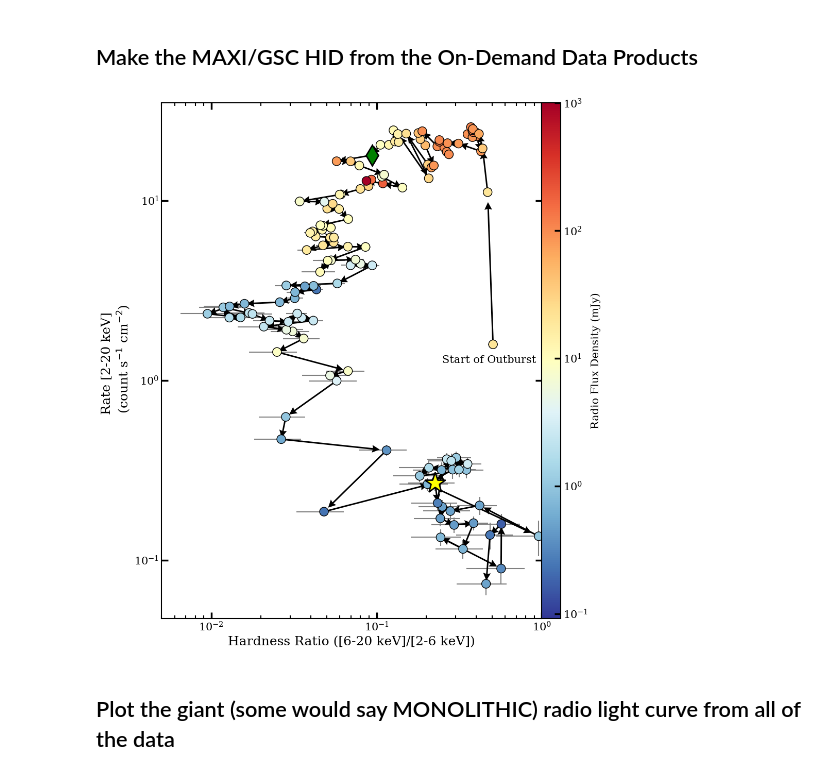
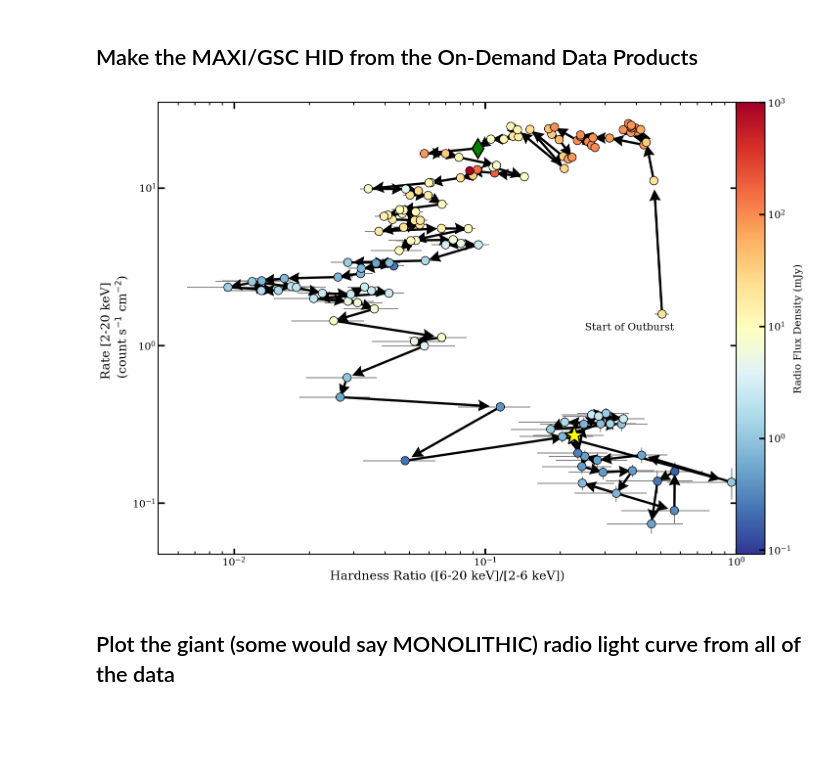
Before and after one commit to AKHughes1994/SwJ1727_2023_Outburst, a Jupyter notebook: LightCurve/PlotSwJ1727_LC.ipynb, the cells around one changed output. Cells and saved outputs as stored; diff of their text form; code cells hidden in the pictures; blank space fills up the shorter version.

```diff
--- a/LightCurve/PlotSwJ1727_LC.ipynb
+++ b/LightCurve/PlotSwJ1727_LC.ipynb
@@ -310,7 +310,7 @@ soft_to_hard = Time('2024-03-15T12:00:00', format='isot')  # Transition from sof
 
 # Initialize the Hardness-Intensity Diagram (HID) plot and color bar
 cm = mpl.colormaps['RdYlBu_r']  # Colormap for the radio flux density
-fig, ax = plt.subplots(1, figsize=(10, 13))  # Create a single subplot with specified size
+fig, ax = plt.subplots(1, figsize=(16, 12))  # Create a single subplot with specified size
 fig.set_facecolor('white')  # Set the figure background color to white
 ax = np.atleast_1d(ax)  # Ensure `ax` is always an array for consistent handling
 
@@ -351,35 +351,35 @@ ax[0].text(
 # Add a color bar for the radio flux density
 divider = make_axes_locatable(ax[0])  # Create a divider for the axis
 cax = divider.append_axes('right', size='5%', pad=0)  # Add a color bar axis
 cbar = fig.colorbar(cplt, cax=cax, label="Radio Flux Density (mJy)")  # Add the color bar
 
 # Highlight the transition times on the HID
 index = np.argmin(abs(HID[:, 0] - hard_to_soft.mjd))  # Find the closest HID point to the hard-to-soft transition
 ax[0].errorbar(
     HID[index, 2], HID[index, 4], fmt='d', c='green', ms=20, mec='k', mew=2, zorder=1e6  # Plot the transition point
 )
 
 index = np.argmin(abs(HID[:, 0] - soft_to_hard.mjd))  # Find the closest HID point to the soft-to-hard transition
 ax[0].errorbar(
     HID[index, 2], HID[index, 4], fmt='*', c='yellow', ms=30, mec='k', mew=2, zorder=1e6  # Plot the transition point
 )
 
 # Format the HID plot
 ax[0].set_ylabel('Rate [2-20 keV] \n (count s$^{-1}$ cm$^{-2}$)', fontsize=18)  # Y-axis label
 ax[0].set_xlabel(r'Hardness Ratio $\left(\frac{[\text{6-20 keV}]}{[\text{2-6 keV}]}\right)$', fontsize=18)  # X-axis label
 ax[0].set_xlabel(r'Hardness Ratio ([6-20 keV]/[2-6 keV])', fontsize=18)  # Alternative X-axis label
 ax[0].set_yscale('log')  # Set Y-axis to logarithmic scale
 ax[0].set_xscale('log')  # Set X-axis to logarithmic scale
 ax[0].tick_params(labelbottom=True)  # Enable bottom tick labels
 
 # Set the X-axis limits
 ax[0].set_xlim(5e-3, 1)
 
 # Display and save the plot
-plt.savefig('plots/HID.pdf', bbox_inches='tight')  # Save the plot as a PDF file
+plt.savefig('plots/SwiftJ2727_MAXI_HID.pdf', bbox_inches='tight')  # Save the plot as a PDF file
 plt.show()
 # %% [output]
-[figure, old version]
+[figure, new version]
 # %% [markdown]
 ## Plot the giant (some would say MONOLITHIC) radio light curve from all of the data
 # %%
```
Also changed, not shown: 11 other files.
